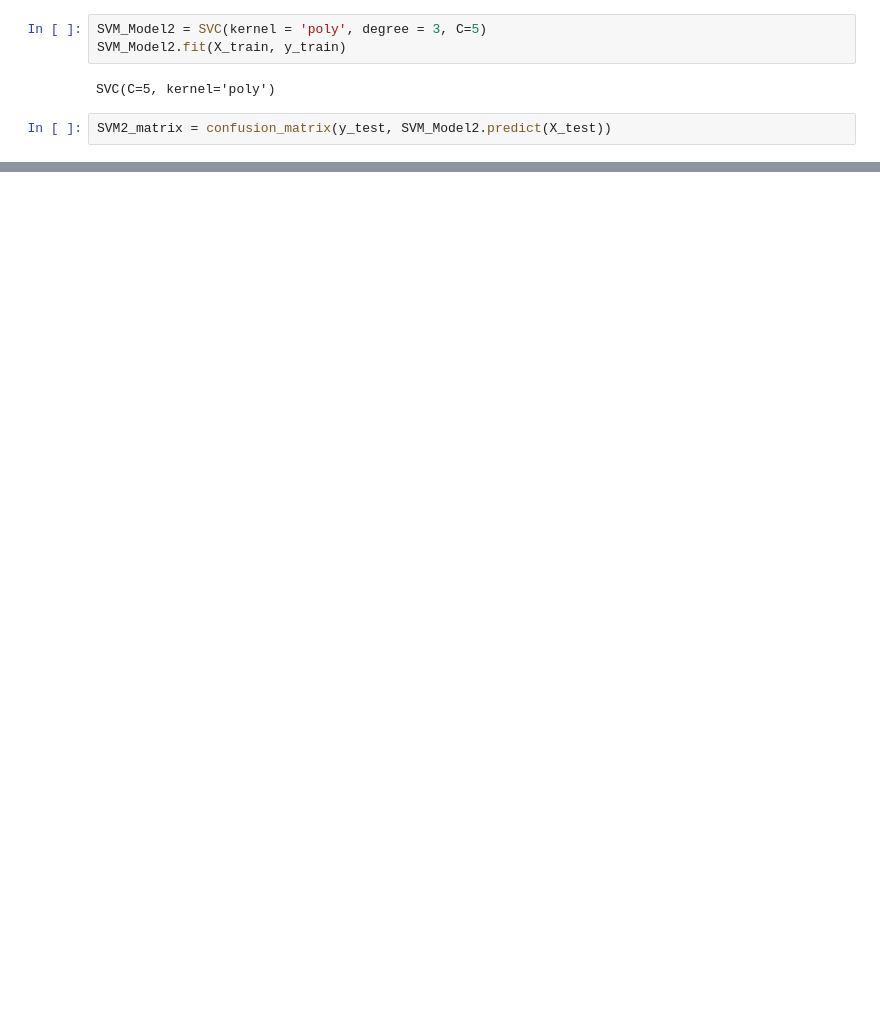
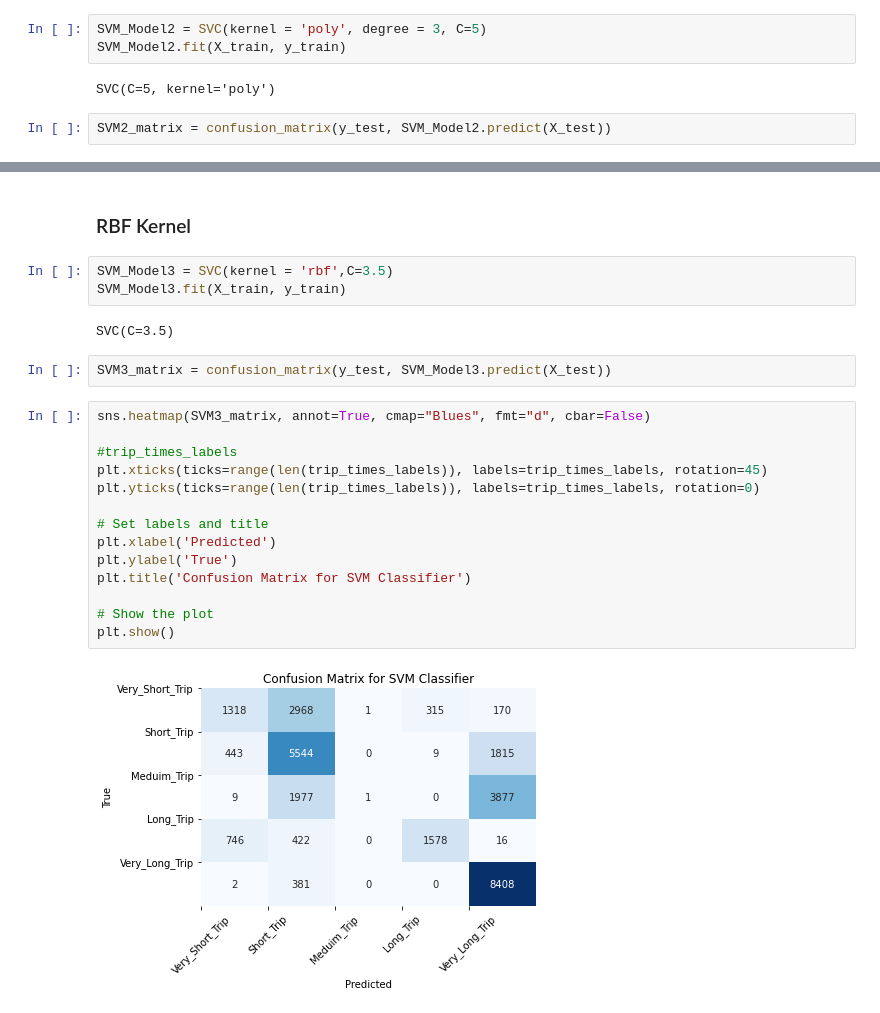
Before and after one commit to Nikhil-B-Madhu/NYC-Taxi-Prediction, a Jupyter notebook: Data/Code/Machine Learning SVM.ipynb, the cells around one changed output, grey strips where cells are left out. Saved outputs shown, nothing was run; the diff lists cells and outputs as text; blank space fills up the shorter version.

```diff
--- a/Data/Code/Machine Learning SVM.ipynb
+++ b/Data/Code/Machine Learning SVM.ipynb
@@ -381,0 +386,25 @@ plt.show()
+# %% [markdown]
+### RBF Kernel
+# %%
+SVM_Model3 = SVC(kernel = 'rbf',C=3.5)
+SVM_Model3.fit(X_train, y_train)
+# %% [output]
+SVC(C=3.5)
+# %%
+SVM3_matrix = confusion_matrix(y_test, SVM_Model3.predict(X_test))
+# %%
+sns.heatmap(SVM3_matrix, annot=True, cmap="Blues", fmt="d", cbar=False)
+
+#trip_times_labels
+plt.xticks(ticks=range(len(trip_times_labels)), labels=trip_times_labels, rotation=45)
+plt.yticks(ticks=range(len(trip_times_labels)), labels=trip_times_labels, rotation=0)
+
+# Set labels and title
+plt.xlabel('Predicted')
+plt.ylabel('True')
+plt.title('Confusion Matrix for SVM Classifier')
+
+# Show the plot
+plt.show()
+# %% [output]
+[figure, added]
```
Also changed, not shown: parts of 45 cells of this notebook.
